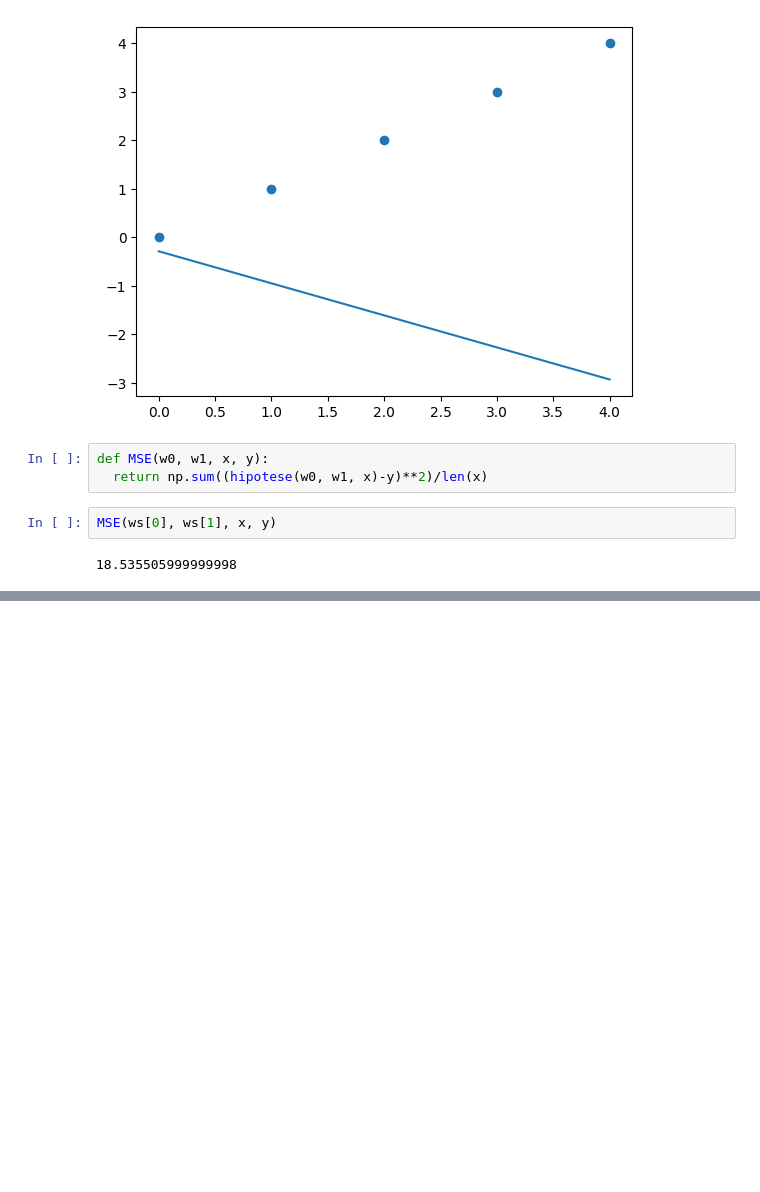
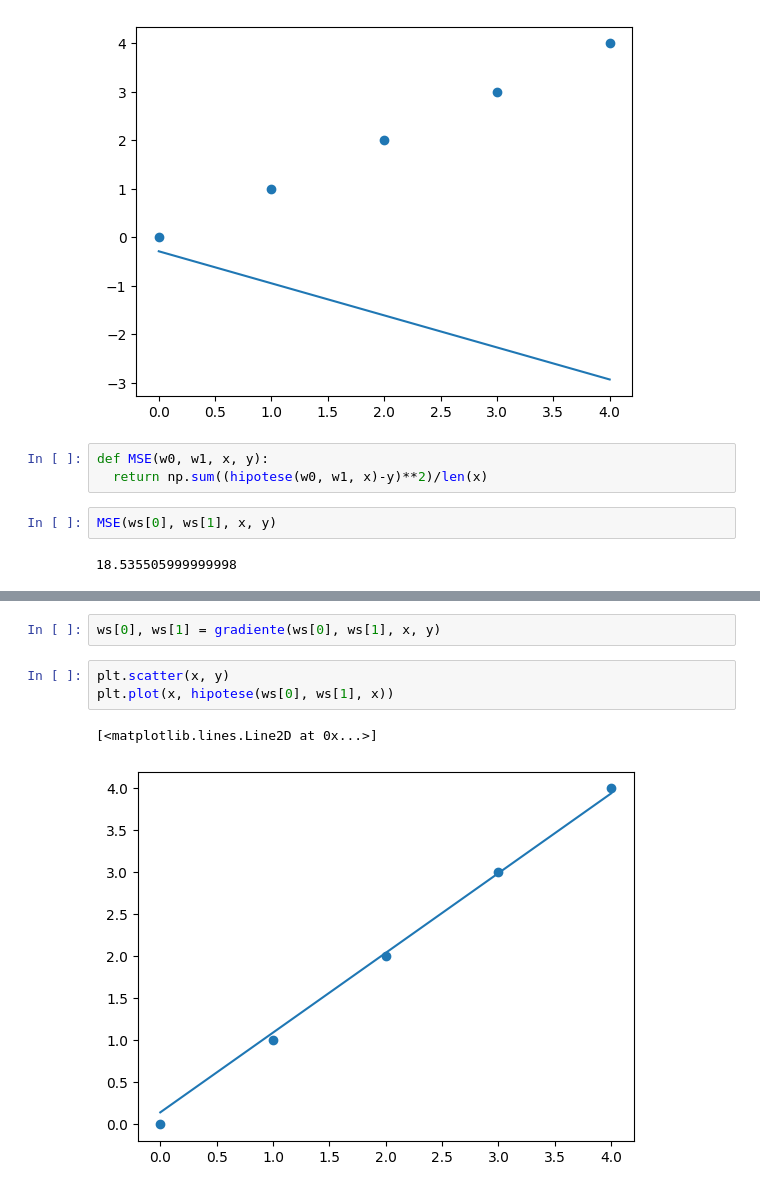
Before and after one commit to Dexduo/Inteligencia-Artificial, a Jupyter notebook: Regressao_Linear/regressao_linear.ipynb, the cells around one changed output, grey strips where cells are left out. Saved outputs shown, nothing was run; the diff lists cells and outputs as text; blank space fills up the shorter version.

```diff
--- a/Regressao_Linear/regressao_linear.ipynb
+++ b/Regressao_Linear/regressao_linear.ipynb
@@ -39,0 +50,8 @@ MSE(ws[0], ws[1], x, y)
+# %%
+ws[0], ws[1] = gradiente(ws[0], ws[1], x, y)
+# %%
+plt.scatter(x, y)
+plt.plot(x, hipotese(ws[0], ws[1], x))
+# %% [output]
+[<matplotlib.lines.Line2D at 0x...>]
+[figure, added]
```
Also changed, not shown: parts of 1 cell of this notebook.
